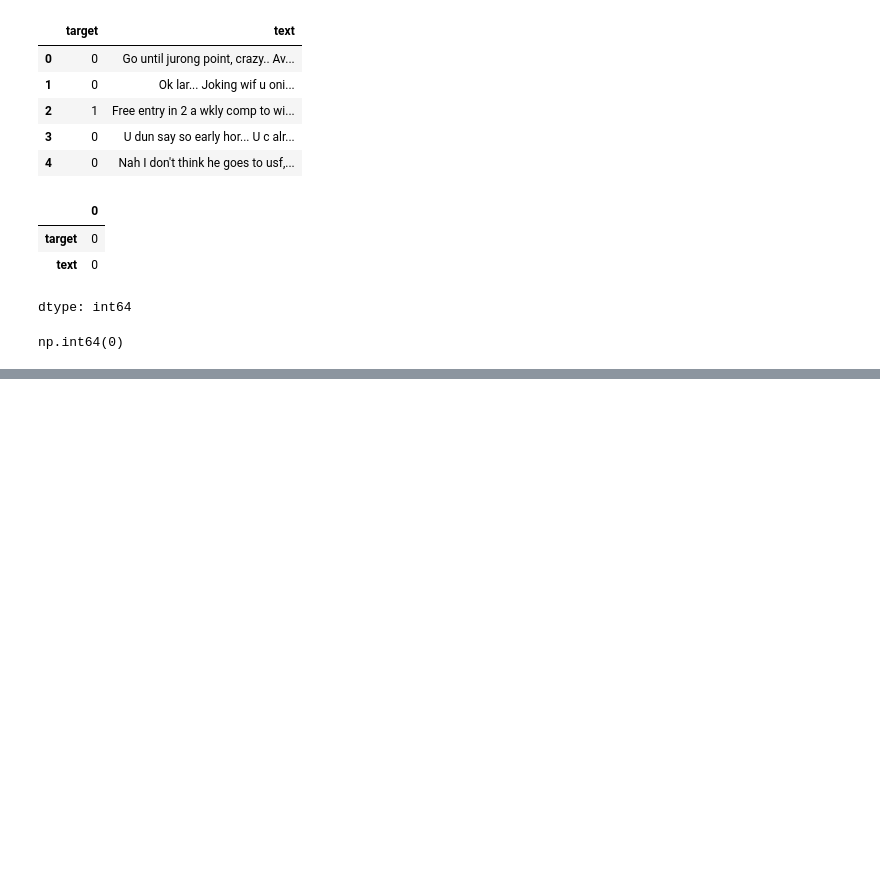
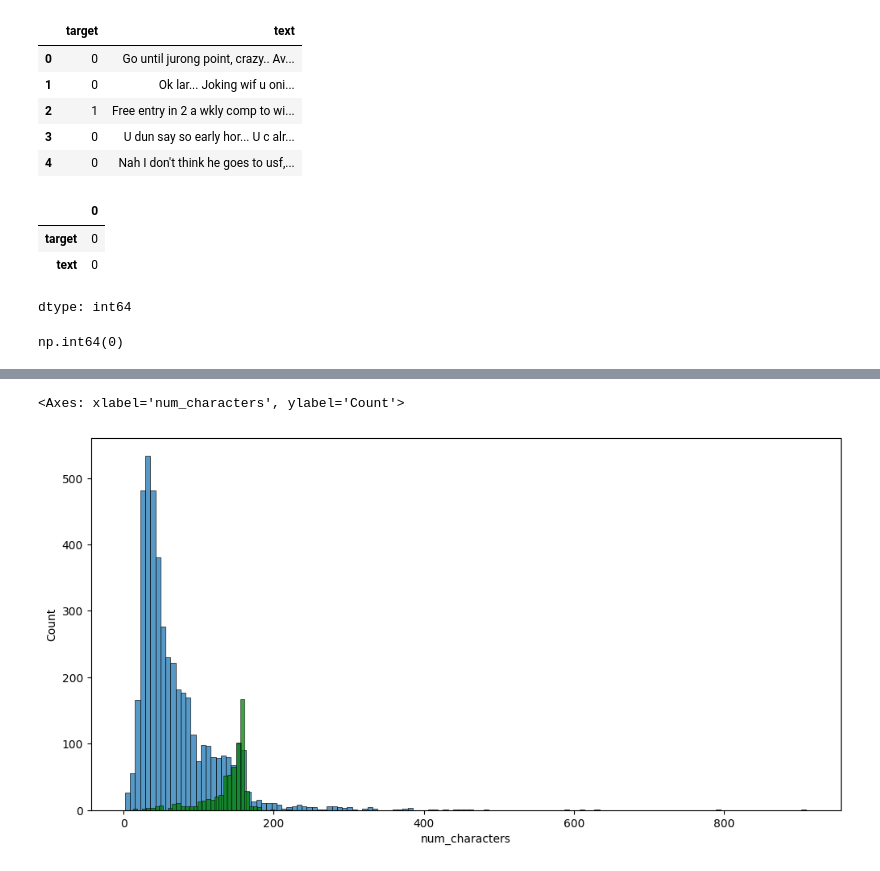
Before and after one commit to rpatel0022/Email-Spam-Classifier, a Jupyter notebook: SMS_Spam_Detection.ipynb, the cells around one changed output, grey strips where cells are left out. Saved outputs shown, nothing was run; the diff lists cells and outputs as text; code cells hidden in the pictures; blank space fills up the shorter version.

```diff
--- a/SMS_Spam_Detection.ipynb
+++ b/SMS_Spam_Detection.ipynb
@@ -156,0 +195,2 @@ np.int64(0)
+# %%
+spam_df['num_characters'] = spam_df['text'].apply(len)
@@ -156,0 +206,2 @@ np.int64(0)
+# %%
+spam_df['num_words'] = spam_df['text'].apply(lambda x:len(nltk.word_tokenize(x)))
@@ -156,0 +217,2 @@ np.int64(0)
+# %%
+spam_df['num_sentences'] = spam_df['text'].apply(lambda x:len(nltk.sent_tokenize(x)))
@@ -156,0 +266,7 @@ np.int64(0)
+# %%
+plt.figure(figsize=(12, 6))
+sns.histplot(spam_df[spam_df['target'] == 0]['num_characters'])
+sns.histplot(spam_df[spam_df['target'] == 1]['num_characters'], color='green')
+# %% [output]
+<Axes: xlabel='num_characters', ylabel='Count'>
+[figure, added]
```
Also changed, not shown: parts of 18 cells of this notebook.
